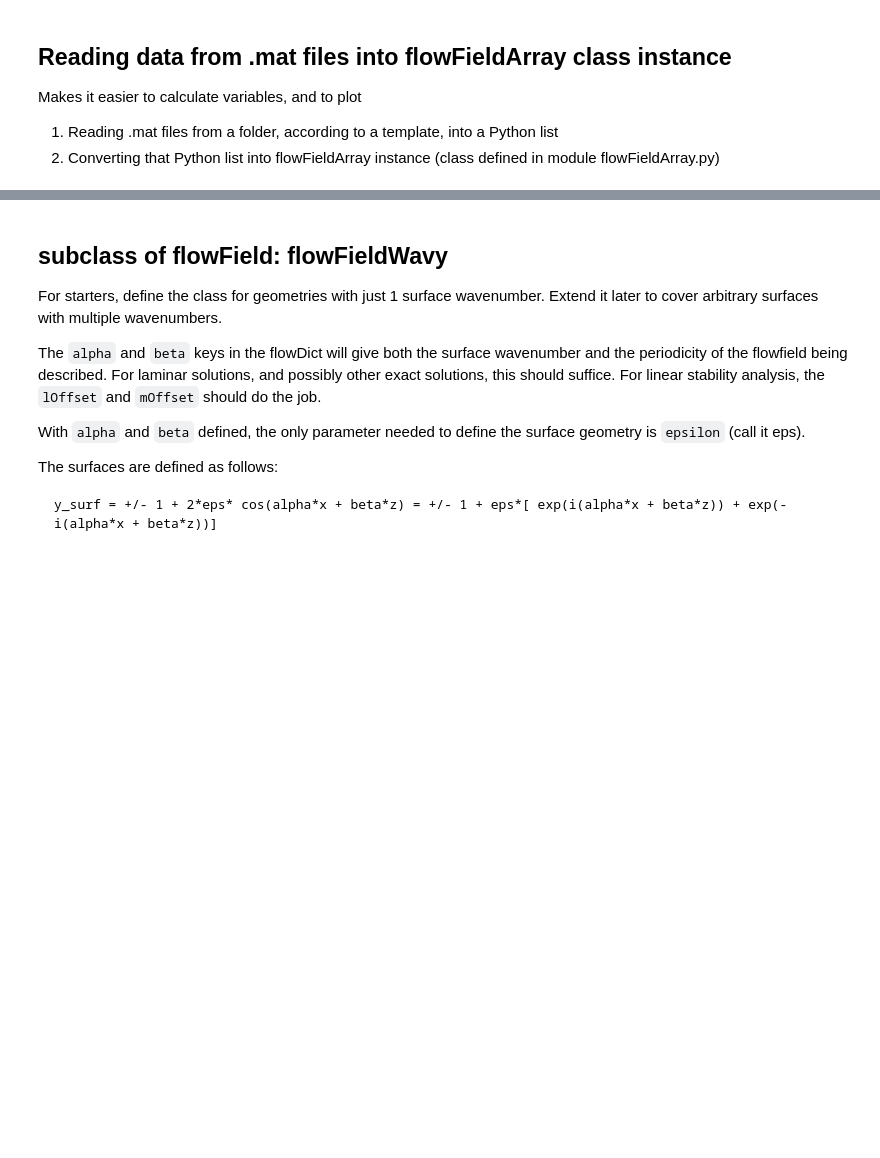
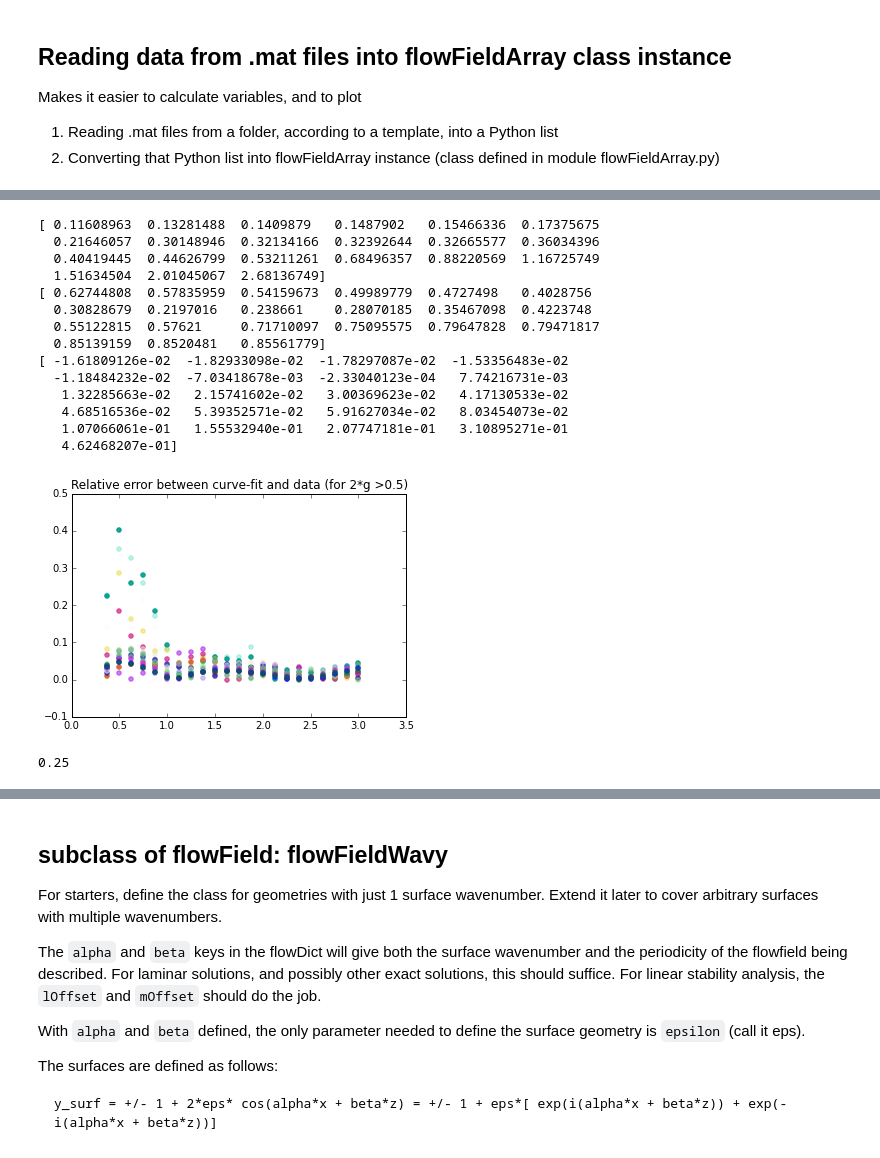
Before and after one commit to saba-vadarevu/Grooved-Channel-Flow, a Jupyter notebook: flowField.ipynb, the cells around one changed output, grey strips where cells are left out. Drawn from its saved outputs; the diff is of its cells as text; code cells hidden in the pictures; blank space fills up the shorter version.

```diff
--- a/flowField.ipynb
+++ b/flowField.ipynb
@@ -1703,0 +452,46 @@ class flowField(np.ndarray):
+# %%
+# Curve-fitting 'g' dependence as tanh() using scipy.optimize.curve_fit:
+from scipy.optimize import curve_fit
+
+def tanh(xdata, a,b,c):
+    return a*np.tanh(b*xdata)+c
+
+meanData = meanProd[:-5]-24.
+aArr = np.zeros(meanData.shape[0]); bArr = np.zeros(aArr.shape); pErr = np.zeros((aArr.size,24))
+cArr = np.zeros(aArr.shape)
+for k in range(aArr.size):
+    pOpt, pCov = curve_fit(tanh, 2.*gArr[0,:,0], meanData[k],p0=[1.,1.,0.])
+    aArr[k],bArr[k],cArr[k] = pOpt
+
+pCov
+#print(pOpt,pCov)
+print(aArr)
+print(bArr)
+print(cArr)
+
+
+gVec2 = 2.*gArr[0,:,0]
+for k in range(meanData.shape[0]):
+    plt.scatter(gVec2[2:], np.abs(tanh(gVec2[2:],aArr[k], bArr[k],cArr[k])-meanData[k,2:])/(meanData[k,2:]),color=lArr[k])
+plt.title('Relative error between curve-fit and data (for 2*g >0.5)')
+#plt.scatter(gVec2, meanData[k]-24.)
+#plt.ylim([0.,0.2])
+plt.show()
+print(gVec2[1])
+# %% [output]
+[ 0.11608963  0.13281488  0.1409879   0.1487902   0.15466336  0.17375675
+  0.21646057  0.30148946  0.32134166  0.32392644  0.32665577  0.36034396
+  0.40419445  0.44626799  0.53211261  0.68496357  0.88220569  1.16725749
+  1.51634504  2.01045067  2.68136749]
+[ 0.62744808  0.57835959  0.54159673  0.49989779  0.4727498   0.4028756
+  0.30828679  0.2197016   0.238661    0.28070185  0.35467098  0.4223748
+  0.55122815  0.57621     0.71710097  0.75095575  0.79647828  0.79471817
+  0.85139159  0.8520481   0.85561779]
+[ -1.61809126e-02  -1.82933098e-02  -1.78297087e-02  -1.53356483e-02
+  -1.18484232e-02  -7.03418678e-03  -2.33040123e-04   7.74216731e-03
+   1.32285663e-02   2.15741602e-02   3.00369623e-02   4.17130533e-02
+   4.68516536e-02   5.39352571e-02   5.91627034e-02   8.03454073e-02
+   1.07066061e-01   1.55532940e-01   2.07747181e-01   3.10895271e-01
+   4.62468207e-01]
+[figure, added]
+0.25
```
Also changed, not shown: parts of 20 cells of this notebook.
